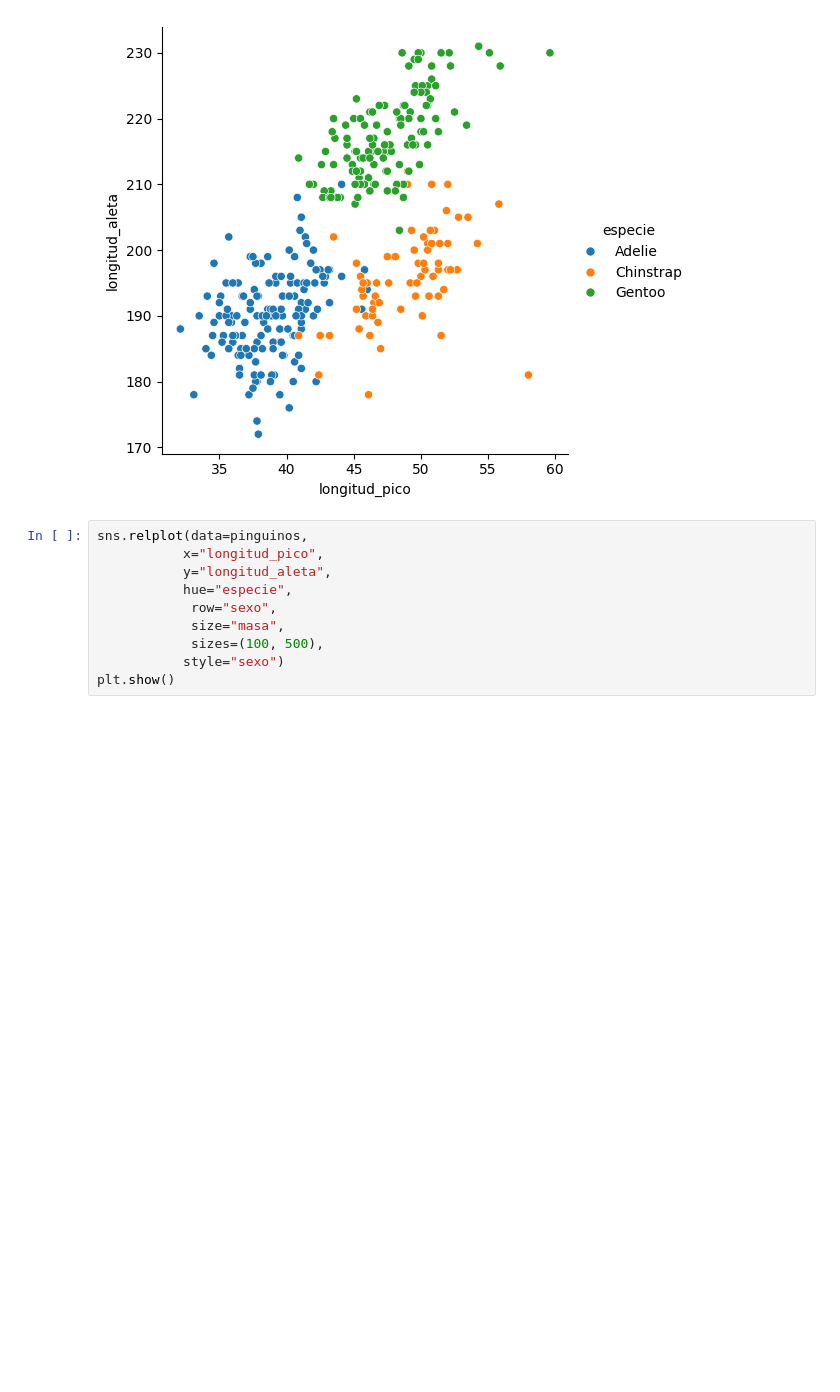
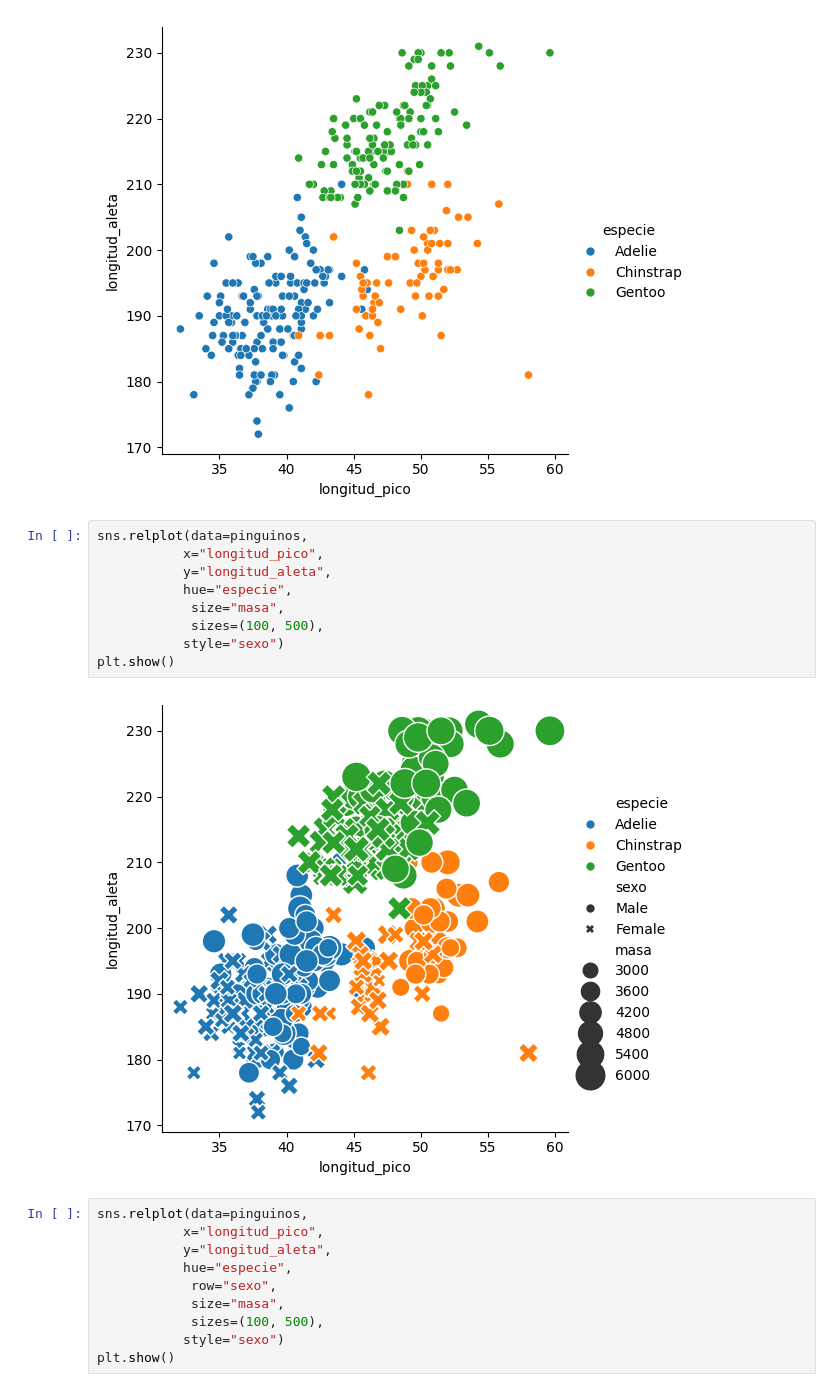
Before and after one commit to cjimenez275/Curso_python, a Jupyter notebook: Biologia.ipynb, the cells around one changed output. Drawn from its saved outputs; the diff is of its cells as text; blank space fills up the shorter version.

```diff
--- a/Biologia.ipynb
+++ b/Biologia.ipynb
@@ -52,6 +52,17 @@ sns.relplot(data=pinguinos,
 plt.show()
 # %% [output]
 [figure]
+# %%
+sns.relplot(data=pinguinos,
+           x="longitud_pico",
+           y="longitud_aleta",
+           hue="especie",
+            size="masa",
+            sizes=(100, 500),
+           style="sexo")
+plt.show()
+# %% [output]
+[figure, added]
 # %%
 sns.relplot(data=pinguinos,
            x="longitud_pico",
```
Also changed, not shown: parts of 3 cells of this notebook.
